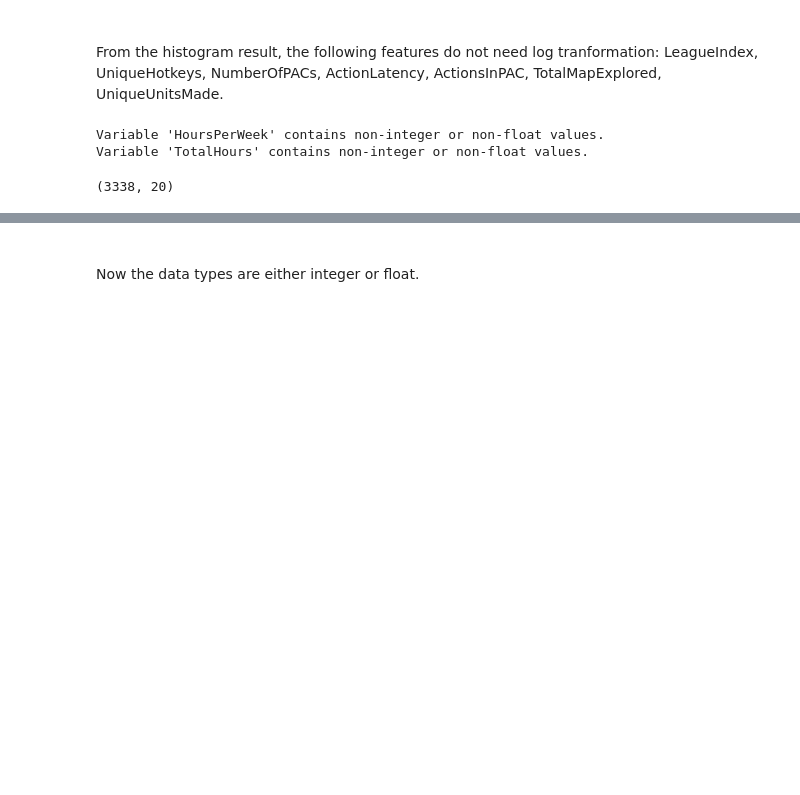
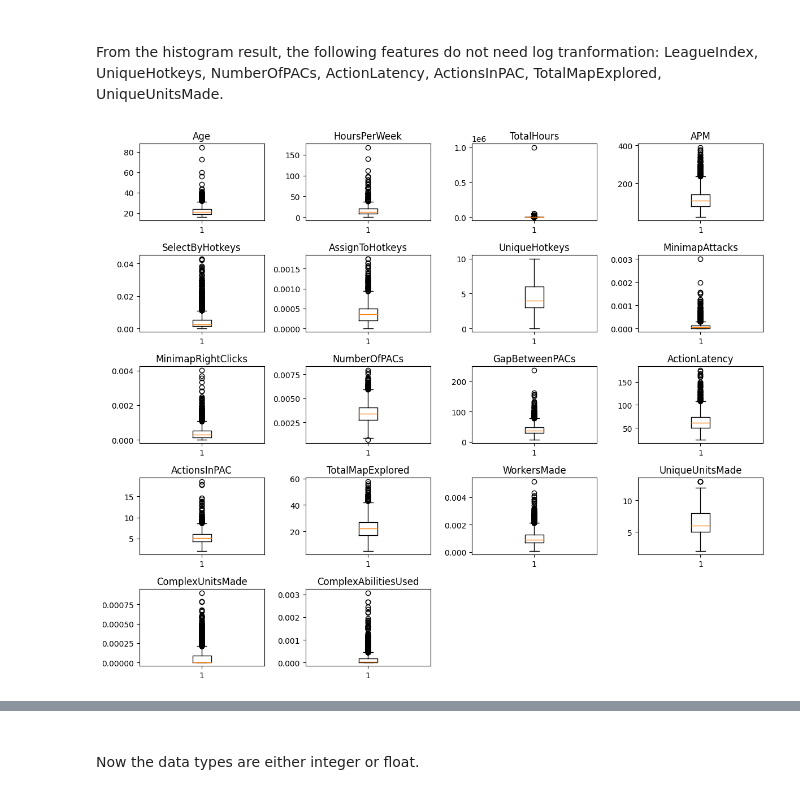
Before and after one commit to RobertChen9520/Assessment_Evil-Geniuses, a Jupyter notebook: assessment.ipynb, the cells around one changed output, grey strips where cells are left out. Drawn from its saved outputs; the diff is of its cells as text; code cells hidden in the pictures; blank space fills up the shorter version.

```diff
--- a/assessment.ipynb
+++ b/assessment.ipynb
@@ -148,12 +297,3 @@ plt.show()
 # %% [markdown]
 ####
 From the histogram result, the following features do not need log tranformation: LeagueIndex, UniqueHotkeys, NumberOfPACs, ActionLatency, ActionsInPAC, TotalMapExplored, UniqueUnitsMade.
-# %%
-
-for variable in df.columns:
-    non_numeric_values = df[variable].loc[~pd.to_numeric(df[variable], errors='coerce').notnull()]
-    if len(non_numeric_values) > 0:
-        print(f"Variable '{variable}' contains non-integer or non-float values.")
-# %% [output]
-Variable 'HoursPerWeek' contains non-integer or non-float values.
-Variable 'TotalHours' contains non-integer or non-float values.
@@ -180,7 +300,24 @@ df['TotalHours'] = df['TotalHours'].astype(int)
-# %%
-df.shape
-# %% [output]
-(3338, 20)
+# %%
+import pandas as pd
+import matplotlib.pyplot as plt
+
+# Select features
+features = ['Age', 'HoursPerWeek', 'TotalHours', 'APM', 'SelectByHotkeys', 'AssignToHotkeys',
+            'UniqueHotkeys', 'MinimapAttacks', 'MinimapRightClicks', 'NumberOfPACs',
+            'GapBetweenPACs', 'ActionLatency', 'ActionsInPAC', 'TotalMapExplored',
+            'WorkersMade', 'UniqueUnitsMade', 'ComplexUnitsMade', 'ComplexAbilitiesUsed']
+
+# Plot box plots for each feature
+plt.figure(figsize=(12, 10))
+for i, feature in enumerate(features):
+    plt.subplot(5, 4, i+1)
+    plt.boxplot(df[feature])
+    plt.title(feature)
+    plt.tight_layout()
+
+plt.show()
+# %% [output]
+[figure, added]
 # %%
 df.LeagueIndex.value_counts()
 # %% [output]
```
Also changed, not shown: parts of 27 cells of this notebook.
